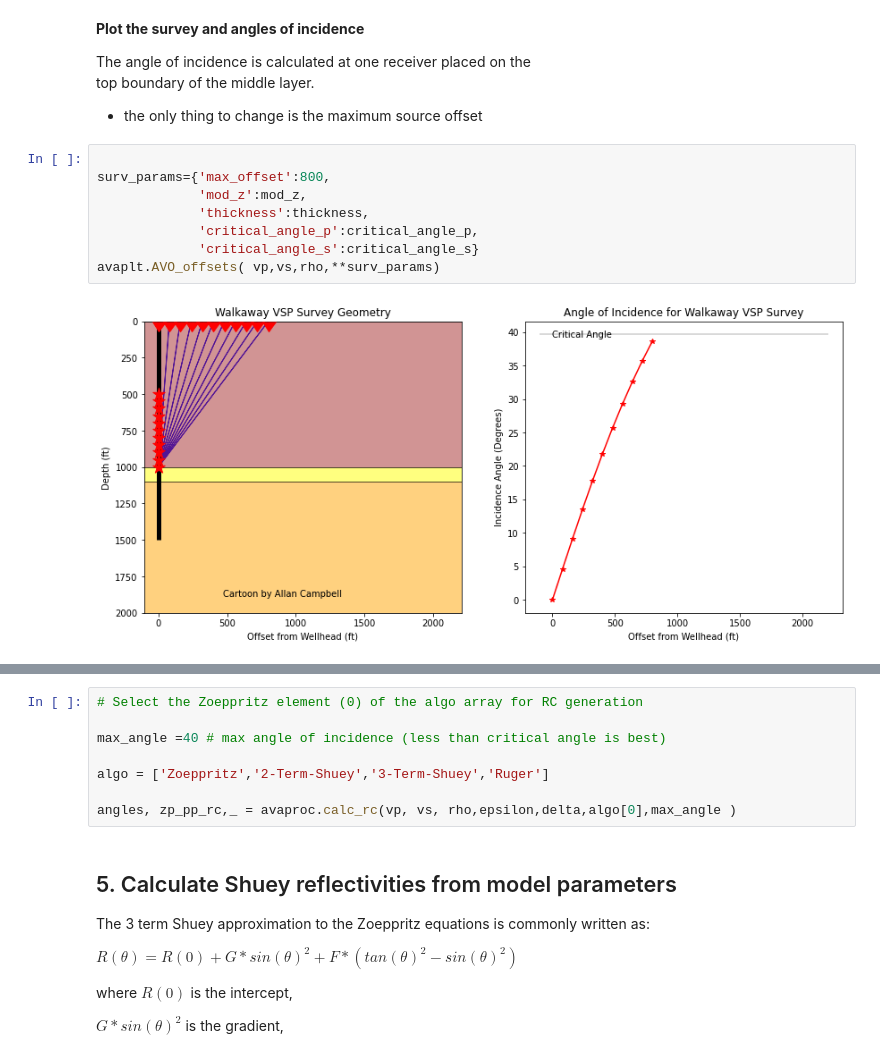
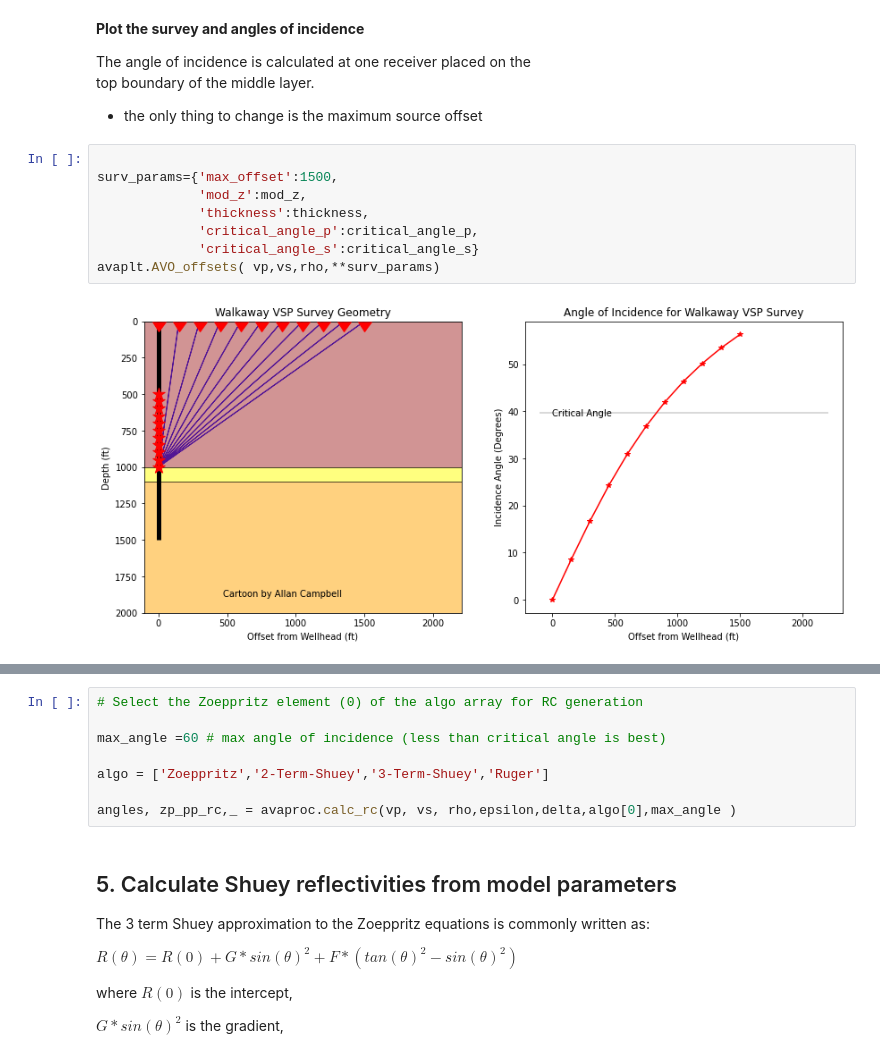
Before and after one commit to ajcampbell25/VSP_Basics, a Jupyter notebook: AVO_modelling.ipynb, the cells around one changed output, grey strips where cells are left out. Cells and saved outputs as stored; diff of their text form.

Commit message:
improve graphics

```diff
--- a/AVO_modelling.ipynb
+++ b/AVO_modelling.ipynb
@@ -141,14 +141,14 @@ top boundary of the middle layer.
  - the only thing to change is the maximum source offset
 # %%
 
-surv_params={'max_offset':800,
+surv_params={'max_offset':1500,
              'mod_z':mod_z,
              'thickness':thickness,
              'critical_angle_p':critical_angle_p,
              'critical_angle_s':critical_angle_s}
 avaplt.AVO_offsets( vp,vs,rho,**surv_params)
 # %% [output]
-[figure, old version]
+[figure, new version]
 # %% [markdown]
 ## 4. Calculate Zoeppritz reflectivities from model parameters
 
@@ -176,7 +176,7 @@ __algo[3]__ = Ruger (for anisotropic response)
 # %%
 # Select the Zoeppritz element (0) of the algo array for RC generation
 
-max_angle =40 # max angle of incidence (less than critical angle is best)
+max_angle =60 # max angle of incidence (less than critical angle is best)
 
 algo = ['Zoeppritz','2-Term-Shuey','3-Term-Shuey','Ruger']
 
```
Also changed, not shown: parts of 5 cells of this notebook.
